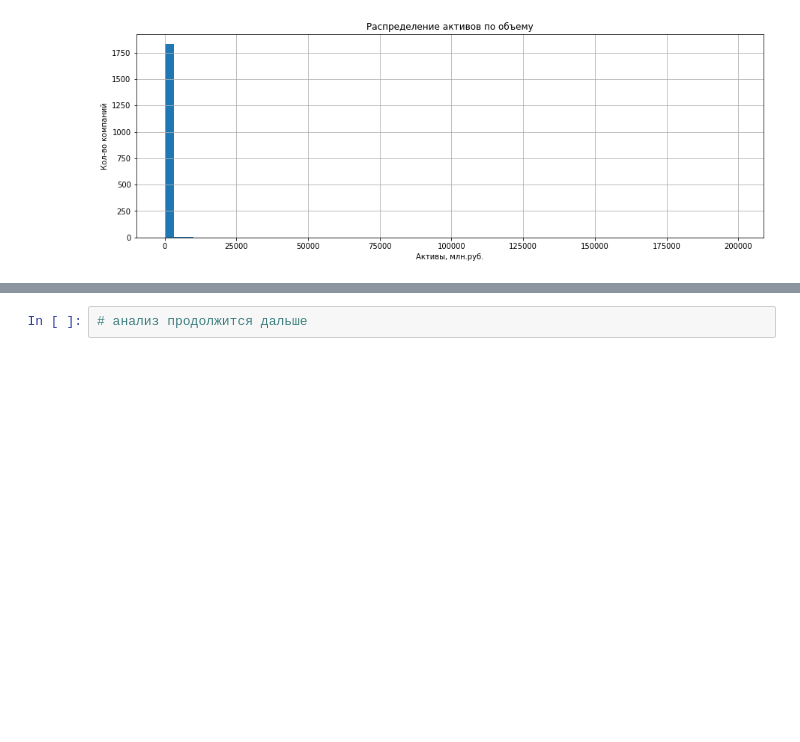
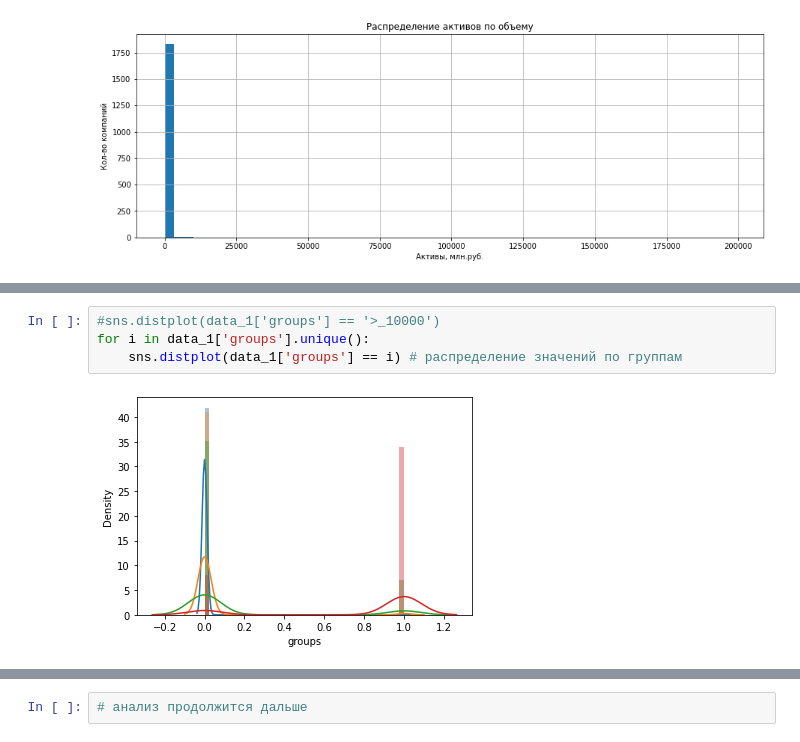
Before and after one commit to Alex478/Project_find_values, a Jupyter notebook: project_find_values.ipynb, the cells around one changed output, grey strips where cells are left out. Drawn from its saved outputs; the diff is of its cells as text; blank space fills up the shorter version.

```diff
--- a/project_find_values.ipynb
+++ b/project_find_values.ipynb
@@ -544,0 +577,6 @@ data_1.head(3)
+# %%
+#sns.distplot(data_1['groups'] == '>_10000')
+for i in data_1['groups'].unique():
+    sns.distplot(data_1['groups'] == i) # распределение значений по группам
+# %% [output]
+[figure, added]
```
Also changed, not shown: parts of 17 cells of this notebook.
